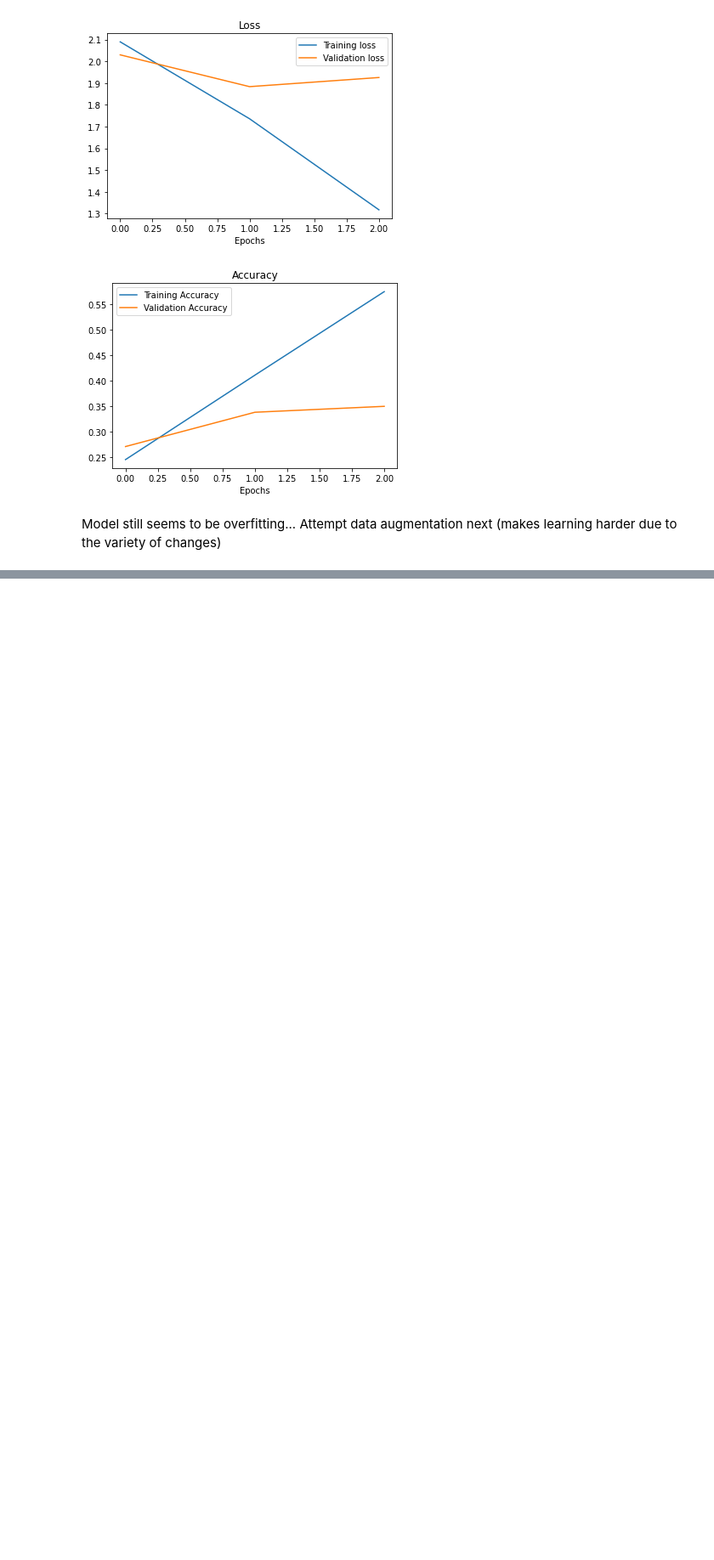
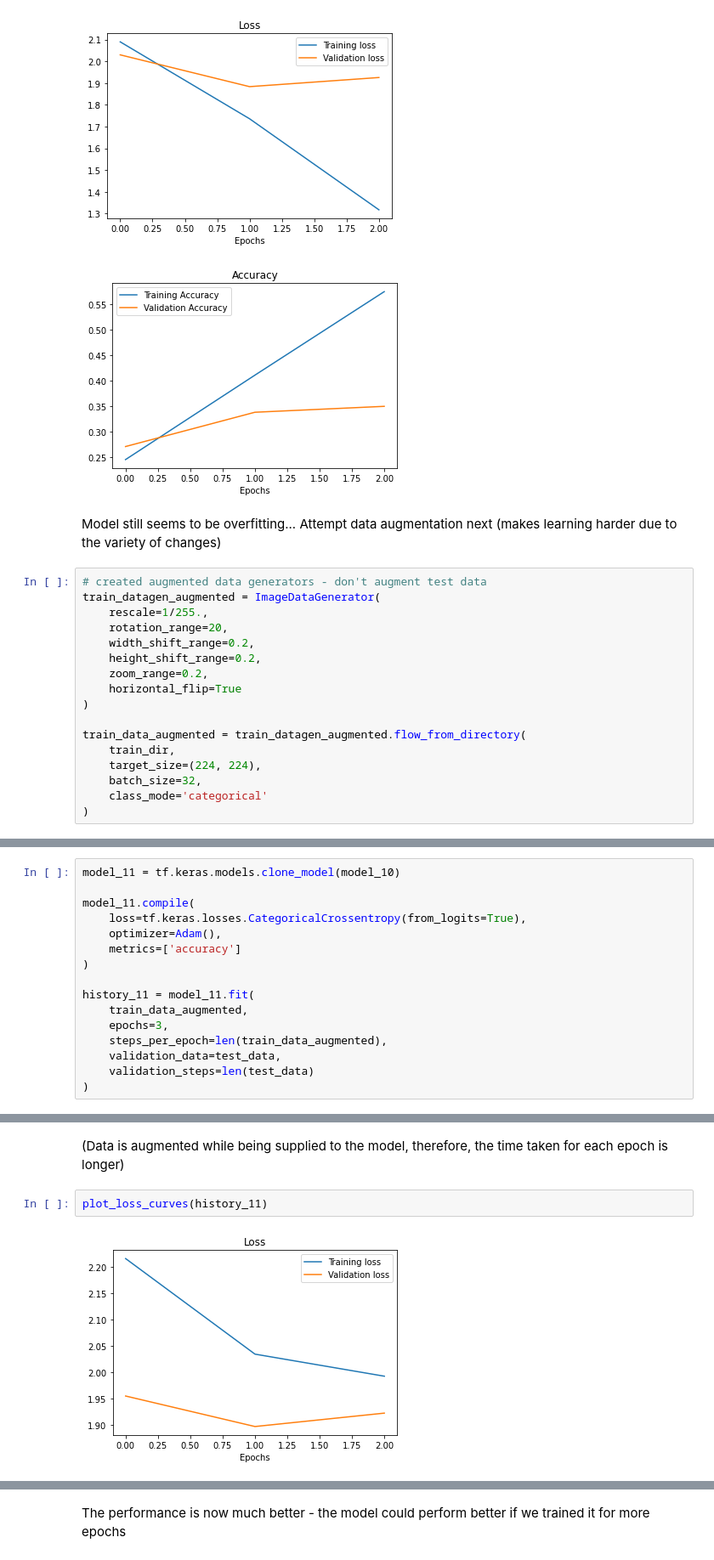
Before and after one commit to Ammar-Raneez/TF_Learning_ZTM, a Jupyter notebook: convolutional-neural-networks.ipynb, the cells around one changed output, grey strips where cells are left out. Shown at 85% size. Drawn from its saved outputs; the diff is of its cells as text; blank space fills up the shorter version.

Commit message:
add improved data augmented model

```diff
--- a/convolutional-neural-networks.ipynb
+++ b/convolutional-neural-networks.ipynb
@@ -1359,3 +1359,20 @@ plot_loss_curves(history_10)
 [figure]
 # %% [markdown]
 Model still seems to be overfitting... Attempt data augmentation next (makes learning harder due to the variety of changes)
+# %%
+# created augmented data generators - don't augment test data
+train_datagen_augmented = ImageDataGenerator(
+    rescale=1/255.,
+    rotation_range=20,
+    width_shift_range=0.2,
+    height_shift_range=0.2,
+    zoom_range=0.2,
+    horizontal_flip=True
+)
+
+train_data_augmented = train_datagen_augmented.flow_from_directory(
+    train_dir,
+    target_size=(224, 224),
+    batch_size=32,
+    class_mode='categorical'
+)
@@ -1361,0 +1383,16 @@ Model still seems to be overfitting... Attempt data augmentation next (makes lea
+# %%
+model_11 = tf.keras.models.clone_model(model_10)
+
+model_11.compile(
+    loss=tf.keras.losses.CategoricalCrossentropy(from_logits=True),
+    optimizer=Adam(),
+    metrics=['accuracy']
+)
+
+history_11 = model_11.fit(
+    train_data_augmented,
+    epochs=3,
+    steps_per_epoch=len(train_data_augmented),
+    validation_data=test_data,
+    validation_steps=len(test_data)
+)
@@ -1361,0 +1406,6 @@ Model still seems to be overfitting... Attempt data augmentation next (makes lea
+# %% [markdown]
+(Data is augmented while being supplied to the model, therefore, the time taken for each epoch is longer)
+# %%
+plot_loss_curves(history_11)
+# %% [output]
+[figure, added]
@@ -1361,0 +1413,2 @@ Model still seems to be overfitting... Attempt data augmentation next (makes lea
+# %% [markdown]
+The performance is now much better - the model could perform better if we trained it for more epochs
```
Also changed, not shown: parts of 5 cells of this notebook.
